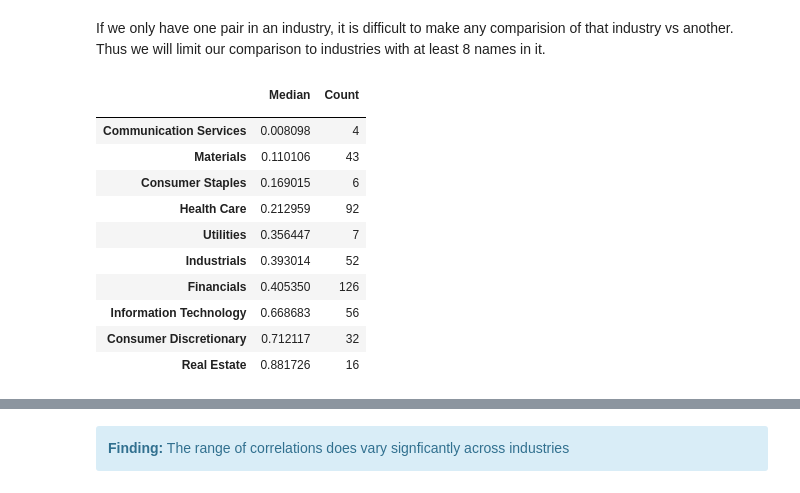
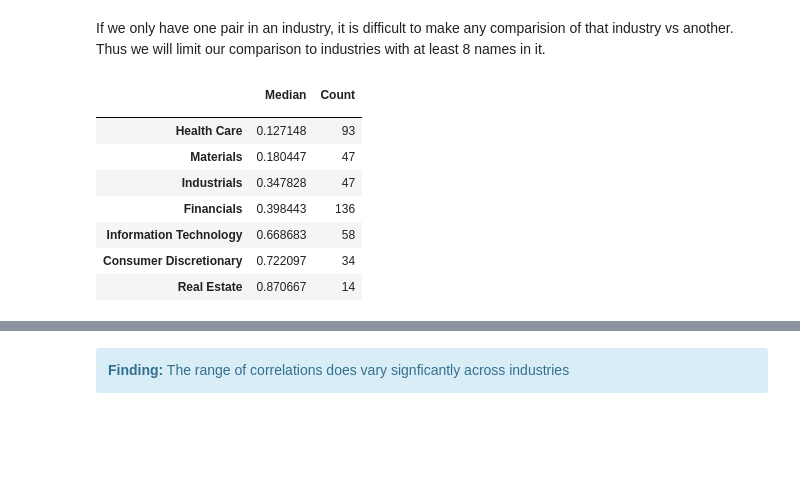
Before and after one commit to raymcg/ZZEN9021, a Jupyter notebook: Final Project.ipynb, the cells around one changed output, grey strips where cells are left out. Saved outputs shown, nothing was run; the diff lists cells and outputs as text; code cells hidden in the pictures; blank space fills up the shorter version.

```diff
--- a/Final Project.ipynb
+++ b/Final Project.ipynb
@@ -855,24 +869,22 @@ df.index.name = ""
 # %% [markdown]
 If we only have one pair in an industry, it is difficult to make any comparision of that industry vs another.  Thus we will limit our comparison to industries with at least 8 names in it.
 # %%
-# Limit our target dataframe to only the top 10 names by count frequency
+# Limit our target dataframe to only include sectors with 10 or more members
 df = df.sort_values('Count')
-df = df.tail(10)
+df = df[df['Count']>=10]
+
 df = df.sort_values('Median')
 df
 # %% [output]
 |  | Median | Count |
 |  |  |  |
-| Communication Services | 0.008098 | 4 |
-| Materials | 0.110106 | 43 |
-| Consumer Staples | 0.169015 | 6 |
-| Health Care | 0.212959 | 92 |
-| Utilities | 0.356447 | 7 |
-| Industrials | 0.393014 | 52 |
-| Financials | 0.405350 | 126 |
-| Information Technology | 0.668683 | 56 |
-| Consumer Discretionary | 0.712117 | 32 |
-| Real Estate | 0.881726 | 16 |
+| Health Care | 0.127148 | 93 |
+| Materials | 0.180447 | 47 |
+| Industrials | 0.347828 | 47 |
+| Financials | 0.398443 | 136 |
+| Information Technology | 0.668683 | 58 |
+| Consumer Discretionary | 0.722097 | 34 |
+| Real Estate | 0.870667 | 14 |
 # %%
 # Calculate median correlations
 medians_same_ind = abs(df['Median'])
```
Also changed, not shown: parts of 36 cells of this notebook.
